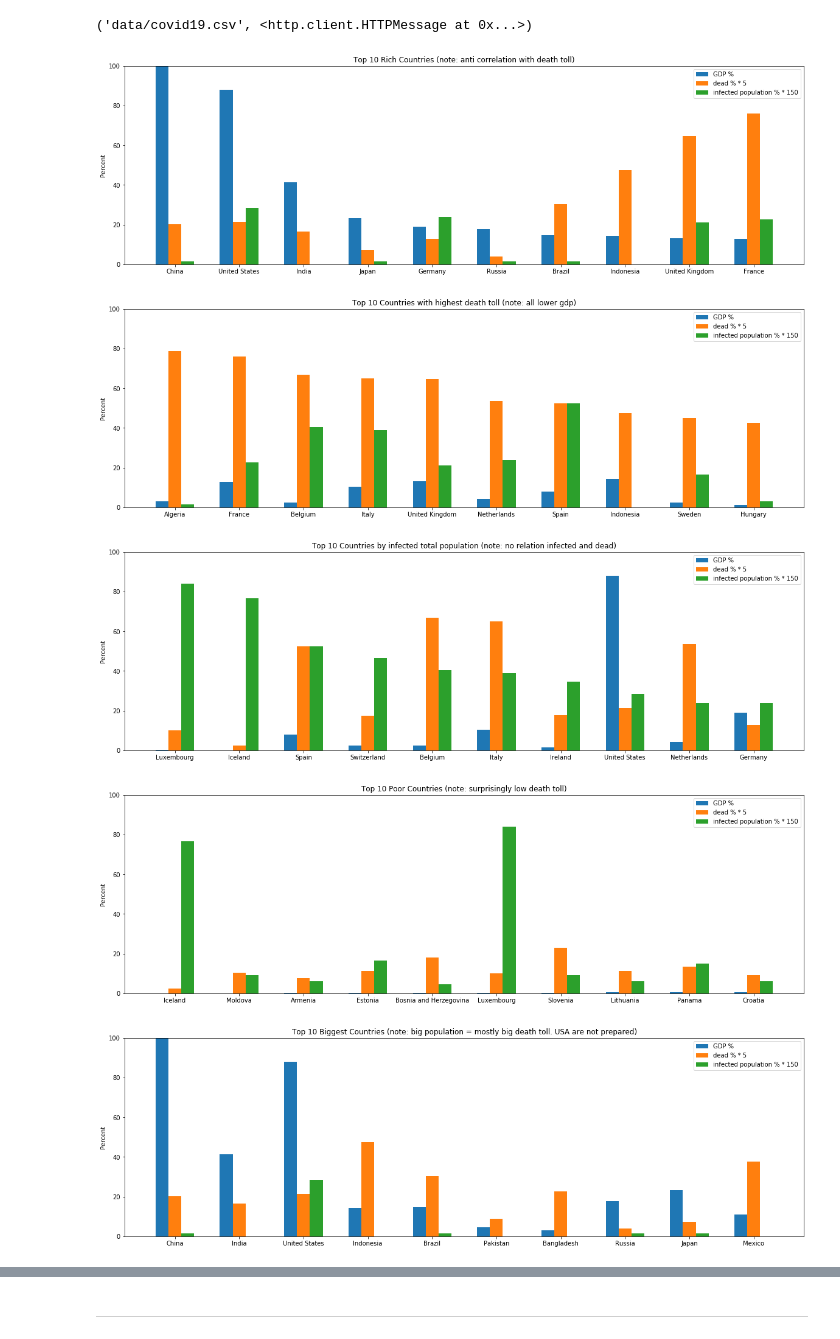
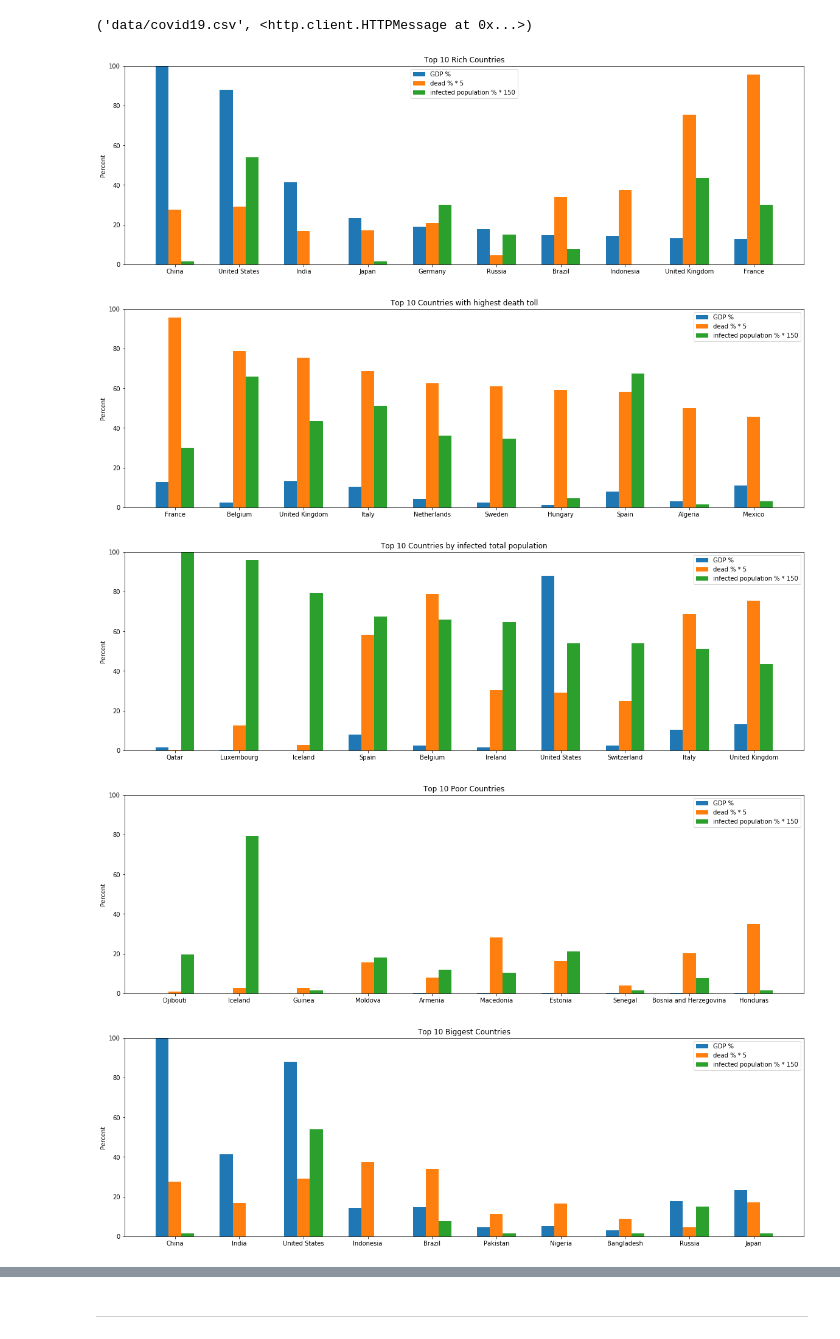
Before and after one commit to rndmbt/Covid-19-Visualization, a Jupyter notebook: covid-19-world.ipynb, the cells around one changed output, grey strips where cells are left out. Saved outputs shown, nothing was run; the diff lists cells and outputs as text; code cells hidden in the pictures.

```diff
--- a/covid-19-world.ipynb
+++ b/covid-19-world.ipynb
@@ -12,6 +12,13 @@ from bokeh.io import output_notebook, show
 from bokeh.plotting import figure
 from bokeh.models import GeoJSONDataSource, LinearColorMapper, ColorBar, HoverTool
 #import statsmodels.api as sm
+# %%
+### SETUP VARIABLES ###
+curedays = 28 # ESTIMATE of days infected are treated as cured (median)
+top = 10 # top X countries for bar chart comparison
+days = 14 # time frame for last X days of infections data visualization
+
+# also possible to change d and h in Frame 11 (see description)
 # %%
 # this is (optional) to generate a custom gradient (interpolate n colors)
 # https://stackoverflow.com/questions/25668828/how-to-create-colour-gradient-in-python
@@ -63,7 +70,7 @@ cdata = pd.read_csv('data/covid19.csv').fillna(0)
 # calculate total currently infected
 # formula = total - cured - dead
 
-tmp = cdata.shift(21)
+tmp = cdata.shift(curedays)
 t2 = cdata.copy()
 t2['cured'] = (tmp.total_cases[cdata.location == tmp.location] - tmp.total_deaths).fillna(0)
 t2['currently_infected'] = t2.total_cases - t2.cured - t2.total_deaths
@@ -91,44 +98,43 @@ mrgd['percent_countrysize'] = (mrgd.population / max(mrgd['population']) * 100).
 mrgd['quotient_survival'] = (mrgd.cured / mrgd.total_deaths).round(2)
 
 # compare some countrys
-top = 10
 dta = mrgd[mrgd.date == date_end].drop(columns=['geometry'])
 dta = dta[dta['total_cases'] > 1000]
 percent = dta.sort_values(by=['percent_infected'], ascending = False)[:top].reset_index()
 dead = dta.sort_values(by=['percent_dead'], ascending = False)[:top].reset_index()
 topgdp = dta.sort_values(by=['percent_gdp'], ascending = False)[:top].reset_index()
 bottomgdp = dta.sort_values(by=['percent_gdp'], ascending = True)[:top].reset_index()
 biggest = dta.sort_values(by=['percent_countrysize'], ascending = False)[:top].reset_index()
 smallest = dta.sort_values(by=['percent_countrysize'], ascending = True)[:top].reset_index()
 survivability = dta.sort_values(by=['quotient_survival'], ascending = False)[:top].reset_index()
 
 
 def printBars(topdata=topgdp, lbl='Rich Countries', width=0.2):
     x = np.arange(top)
 
     fig, ax = plt.subplots(figsize=(20,6))
     #ax.set_yscale('log')
     ax.bar(x - width, topdata['percent_gdp'], width, label='GDP %')
     ax.bar(x, topdata['percent_dead'] * 5, width, label='dead % * 5')
     ax.bar(x + width, topdata['percent_infected'] * 150, width, label='infected population % * 150')
 
     ax.set_ylabel('Percent')
     ax.set_title('Top ' + str(top) + ' ' + lbl)
     ax.set_xticks(x)
     ax.set_xticklabels(topdata['country'])
     ax.set_ylim([0,100])
     ax.legend()
 
-printBars(topgdp, 'Rich Countries (note: anti correlation with death toll)')
-printBars(dead, 'Countries with highest death toll (note: all lower gdp)')
-printBars(percent, 'Countries by infected total population (note: no relation infected and dead)')
-printBars(bottomgdp, 'Poor Countries (note: surprisingly low death toll)')
-printBars(biggest, 'Biggest Countries (note: big population = mostly big death toll. USA are not prepared)')
-printBars(smallest, 'Smallest Countries (note: nothing much)')
-printBars(survivability, 'Countries with highest suvival quote (note: Sketchy China Data. Small, not so rich countries)')
+printBars(topgdp, 'Rich Countries')
+printBars(dead, 'Countries with highest death toll')
+printBars(percent, 'Countries by infected total population')
+printBars(bottomgdp, 'Poor Countries')
+printBars(biggest, 'Biggest Countries')
+printBars(smallest, 'Smallest Countries')
+printBars(survivability, 'Countries with highest suvival quote')
 # %% [output]
-[figure, old version]
+[figure, new version]
-[figure, old version]
+[figure, new version]
-[figure, old version]
+[figure, new version]
-[figure, old version]
+[figure, new version]
-[figure, old version]
+[figure, new version]
```
Also changed, not shown: parts of 4 cells of this notebook, 2 other files.
